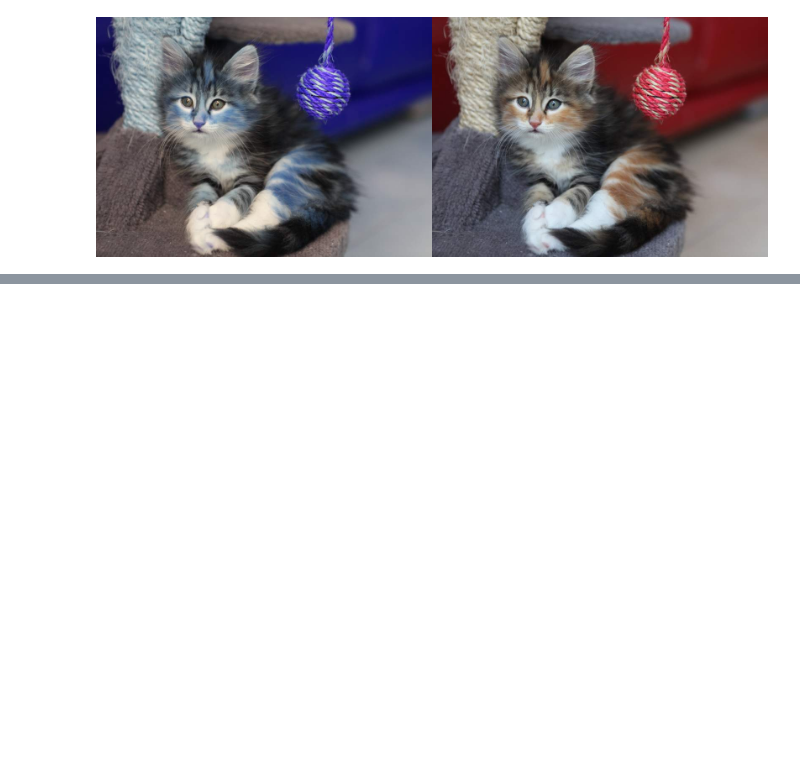
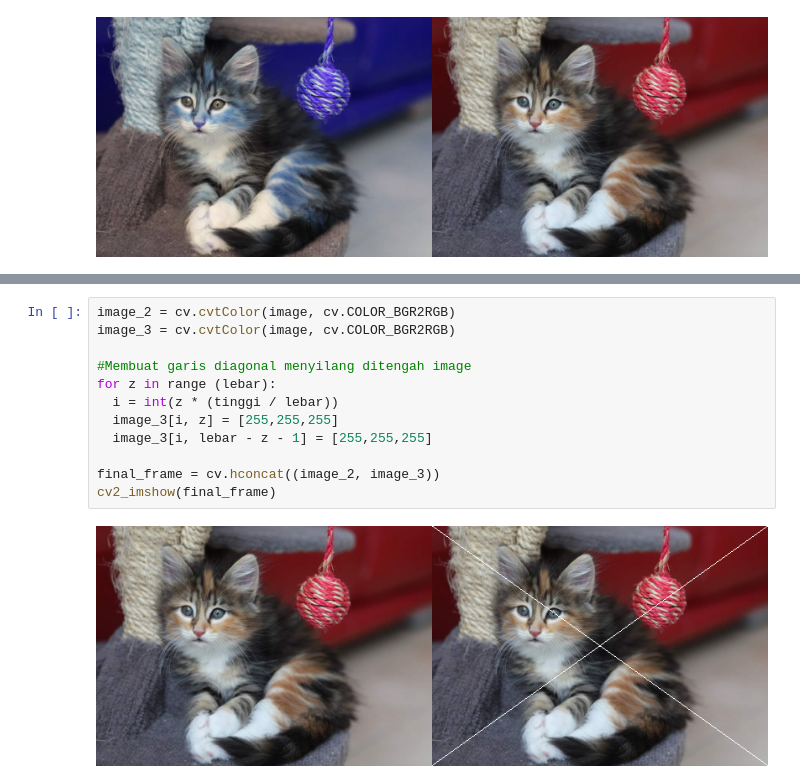
Before and after one commit to EndarMuh/PCVK_Ganjil_2023, a Jupyter notebook: Week1.ipynb, the cells around one changed output, grey strips where cells are left out. Drawn from its saved outputs; the diff is of its cells as text; blank space fills up the shorter version.

```diff
--- a/Week1.ipynb
+++ b/Week1.ipynb
@@ -29,0 +120,14 @@ for url in urls:
+# %%
+image_2 = cv.cvtColor(image, cv.COLOR_BGR2RGB)
+image_3 = cv.cvtColor(image, cv.COLOR_BGR2RGB)
+
+#Membuat garis diagonal menyilang ditengah image
+for z in range (lebar):
+  i = int(z * (tinggi / lebar))
+  image_3[i, z] = [255,255,255]
+  image_3[i, lebar - z - 1] = [255,255,255]
+
+final_frame = cv.hconcat((image_2, image_3))
+cv2_imshow(final_frame)
+# %% [output]
+[figure, added]
```
Also changed, not shown: parts of 15 cells of this notebook.
